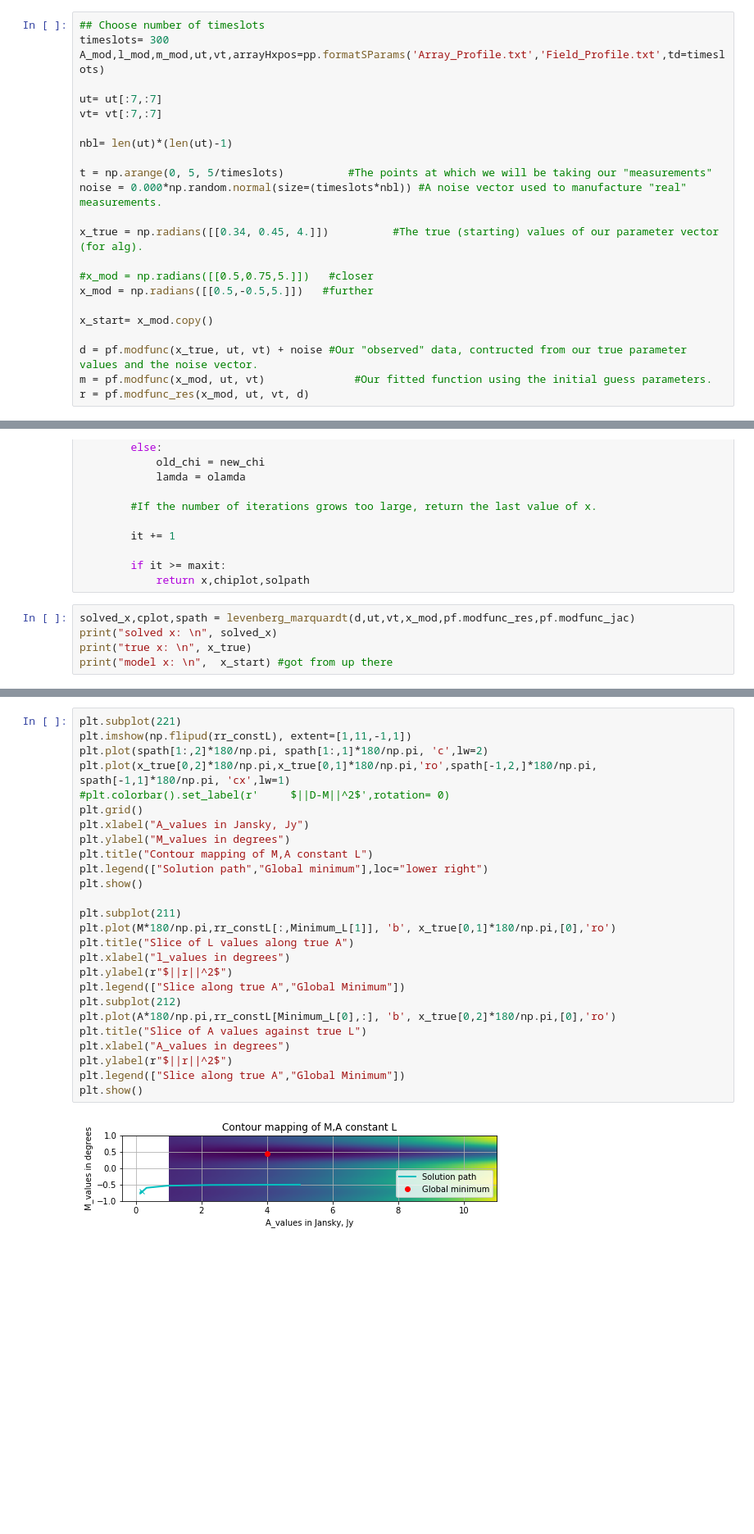
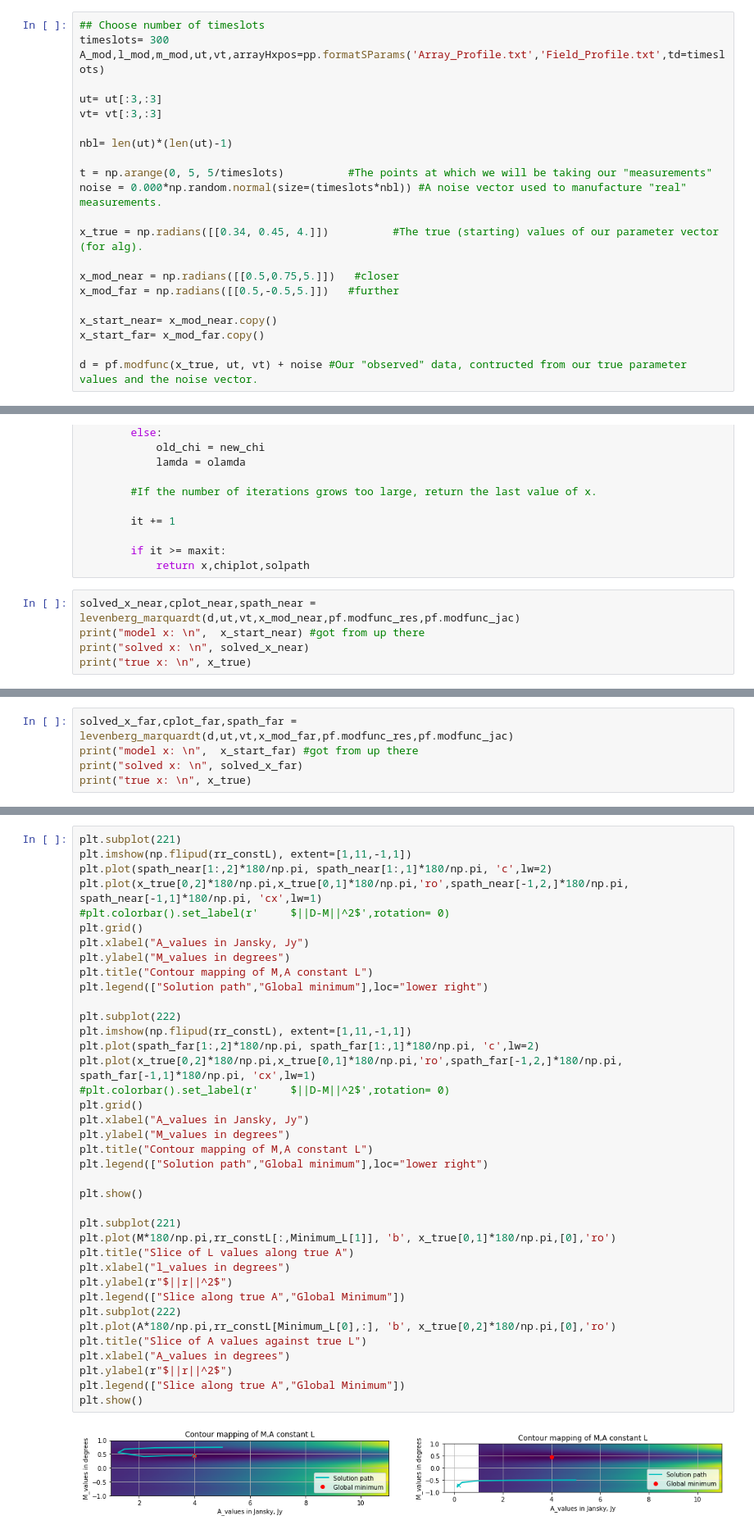
Before and after one commit to TiisQ/Honours-Project, a Jupyter notebook: Testing_simulator-3param-3baselines.ipynb, the cells around one changed output, grey strips where cells are left out. Shown: that part at 82% size. Cells and saved outputs as stored; diff of their text form; blank space fills up the shorter version.

```diff
--- a/Testing_simulator-3param-3baselines.ipynb
+++ b/Testing_simulator-3param-3baselines.ipynb
@@ -20,8 +35,8 @@ HTML('../style/code_toggle.html')
 timeslots= 300
 A_mod,l_mod,m_mod,ut,vt,arrayHxpos=pp.formatSParams('Array_Profile.txt','Field_Profile.txt',td=timeslots)
 
-ut= ut[:7,:7]
-vt= vt[:7,:7]
+ut= ut[:3,:3]
+vt= vt[:3,:3]
 
 nbl= len(ut)*(len(ut)-1)
 
@@ -30,14 +45,13 @@ noise = 0.000*np.random.normal(size=(timeslots*nbl)) #A noise vector used to man
 
 x_true = np.radians([[0.34, 0.45, 4.]])          #The true (starting) values of our parameter vector (for alg).
 
-#x_mod = np.radians([[0.5,0.75,5.]])   #closer
-x_mod = np.radians([[0.5,-0.5,5.]])   #further
+x_mod_near = np.radians([[0.5,0.75,5.]])   #closer
+x_mod_far = np.radians([[0.5,-0.5,5.]])   #further
 
-x_start= x_mod.copy()
+x_start_near= x_mod_near.copy()
+x_start_far= x_mod_far.copy()
 
 d = pf.modfunc(x_true, ut, vt) + noise #Our "observed" data, contructed from our true parameter values and the noise vector.
-m = pf.modfunc(x_mod, ut, vt)              #Our fitted function using the initial guess parameters.
-r = pf.modfunc_res(x_mod, ut, vt, d)
 # %%
 subps=["311","312","312"]
 bls= ["12","13","23"]
@@ -166,9 +189,9 @@ def levenberg_marquardt(data, u_ant, v_ant, x, r_func, j_func, maxit=100, lamda=
         if it >= maxit:
             return x,chiplot,solpath
 # %%
-solved_x,cplot,spath = levenberg_marquardt(d,ut,vt,x_mod,pf.modfunc_res,pf.modfunc_jac)
-print("solved x: \n", solved_x)
+solved_x_near,cplot_near,spath_near = levenberg_marquardt(d,ut,vt,x_mod_near,pf.modfunc_res,pf.modfunc_jac)
+print("model x: \n",  x_start_near) #got from up there
+print("solved x: \n", solved_x_near)
 print("true x: \n", x_true)
-print("model x: \n",  x_start) #got from up there
 # %% [output]
 Shape of residual vec:  (1800,)
@@ -180,0 +204,5 @@ model x:
+# %%
+solved_x_far,cplot_far,spath_far = levenberg_marquardt(d,ut,vt,x_mod_far,pf.modfunc_res,pf.modfunc_jac)
+print("model x: \n",  x_start_far) #got from up there
+print("solved x: \n", solved_x_far)
+print("true x: \n", x_true)
@@ -290,28 +360,40 @@ plt.show()
 # %%
 plt.subplot(221)
 plt.imshow(np.flipud(rr_constL), extent=[1,11,-1,1])
-plt.plot(spath[1:,2]*180/np.pi, spath[1:,1]*180/np.pi, 'c',lw=2)
-plt.plot(x_true[0,2]*180/np.pi,x_true[0,1]*180/np.pi,'ro',spath[-1,2,]*180/np.pi, spath[-1,1]*180/np.pi, 'cx',lw=1)
+plt.plot(spath_near[1:,2]*180/np.pi, spath_near[1:,1]*180/np.pi, 'c',lw=2)
+plt.plot(x_true[0,2]*180/np.pi,x_true[0,1]*180/np.pi,'ro',spath_near[-1,2,]*180/np.pi, spath_near[-1,1]*180/np.pi, 'cx',lw=1)
 #plt.colorbar().set_label(r'     $||D-M||^2$',rotation= 0)
 plt.grid()
 plt.xlabel("A_values in Jansky, Jy")
 plt.ylabel("M_values in degrees")
 plt.title("Contour mapping of M,A constant L")
 plt.legend(["Solution path","Global minimum"],loc="lower right")
+
+plt.subplot(222)
+plt.imshow(np.flipud(rr_constL), extent=[1,11,-1,1])
+plt.plot(spath_far[1:,2]*180/np.pi, spath_far[1:,1]*180/np.pi, 'c',lw=2)
+plt.plot(x_true[0,2]*180/np.pi,x_true[0,1]*180/np.pi,'ro',spath_far[-1,2,]*180/np.pi, spath_far[-1,1]*180/np.pi, 'cx',lw=1)
+#plt.colorbar().set_label(r'     $||D-M||^2$',rotation= 0)
+plt.grid()
+plt.xlabel("A_values in Jansky, Jy")
+plt.ylabel("M_values in degrees")
+plt.title("Contour mapping of M,A constant L")
+plt.legend(["Solution path","Global minimum"],loc="lower right")
+
 plt.show()
 
-plt.subplot(211)
+plt.subplot(221)
 plt.plot(M*180/np.pi,rr_constL[:,Minimum_L[1]], 'b', x_true[0,1]*180/np.pi,[0],'ro')
 plt.title("Slice of L values along true A")
 plt.xlabel("l_values in degrees")
 plt.ylabel(r"$||r||^2$")
 plt.legend(["Slice along true A","Global Minimum"])
-plt.subplot(212)
+plt.subplot(222)
 plt.plot(A*180/np.pi,rr_constL[Minimum_L[0],:], 'b', x_true[0,2]*180/np.pi,[0],'ro')
 plt.title("Slice of A values against true L")
 plt.xlabel("A_values in degrees")
 plt.ylabel(r"$||r||^2$")
 plt.legend(["Slice along true A","Global Minimum"])
 plt.show()
 # %% [output]
-[figure, old version]
+[figure, new version]
```
Also changed, not shown: parts of 20 cells of this notebook, 4 other files.
